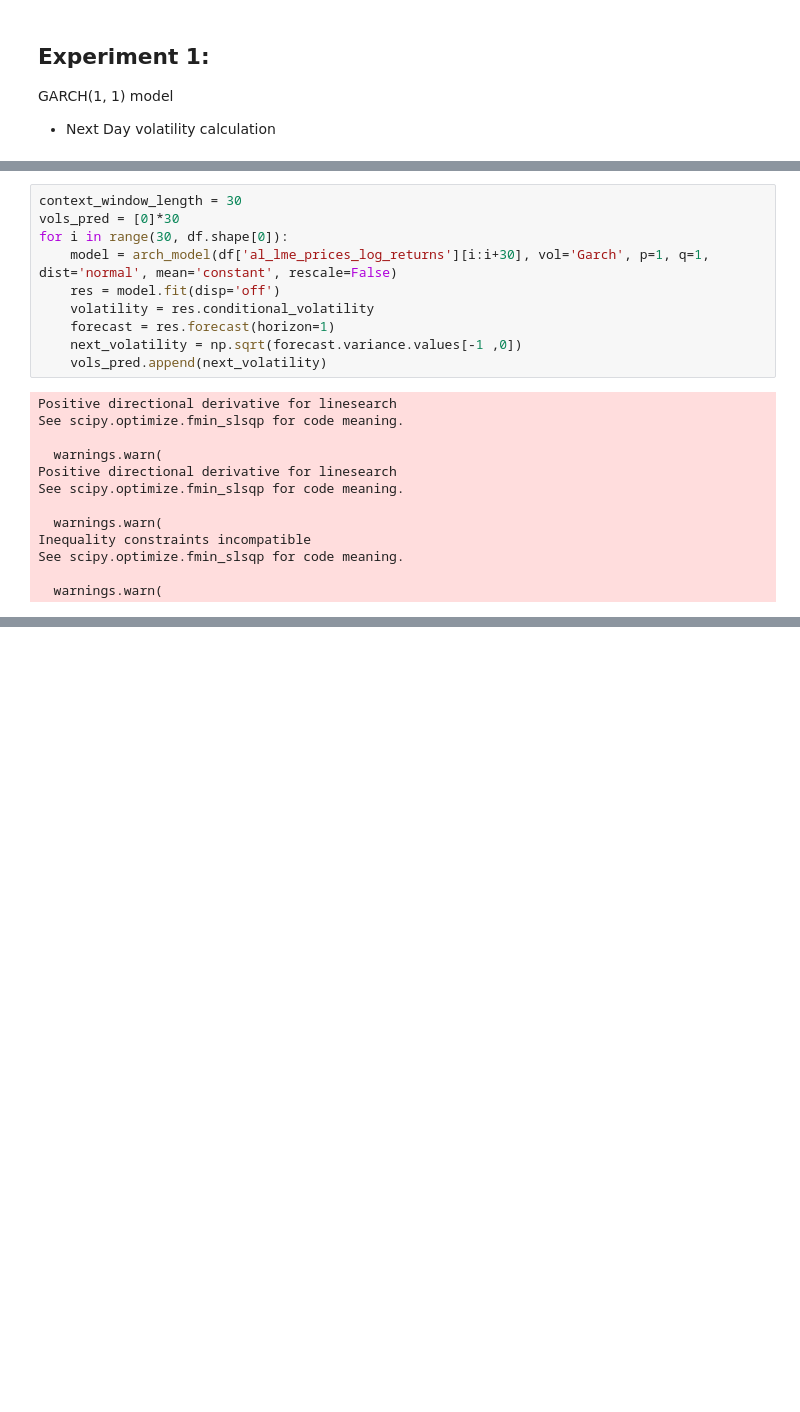
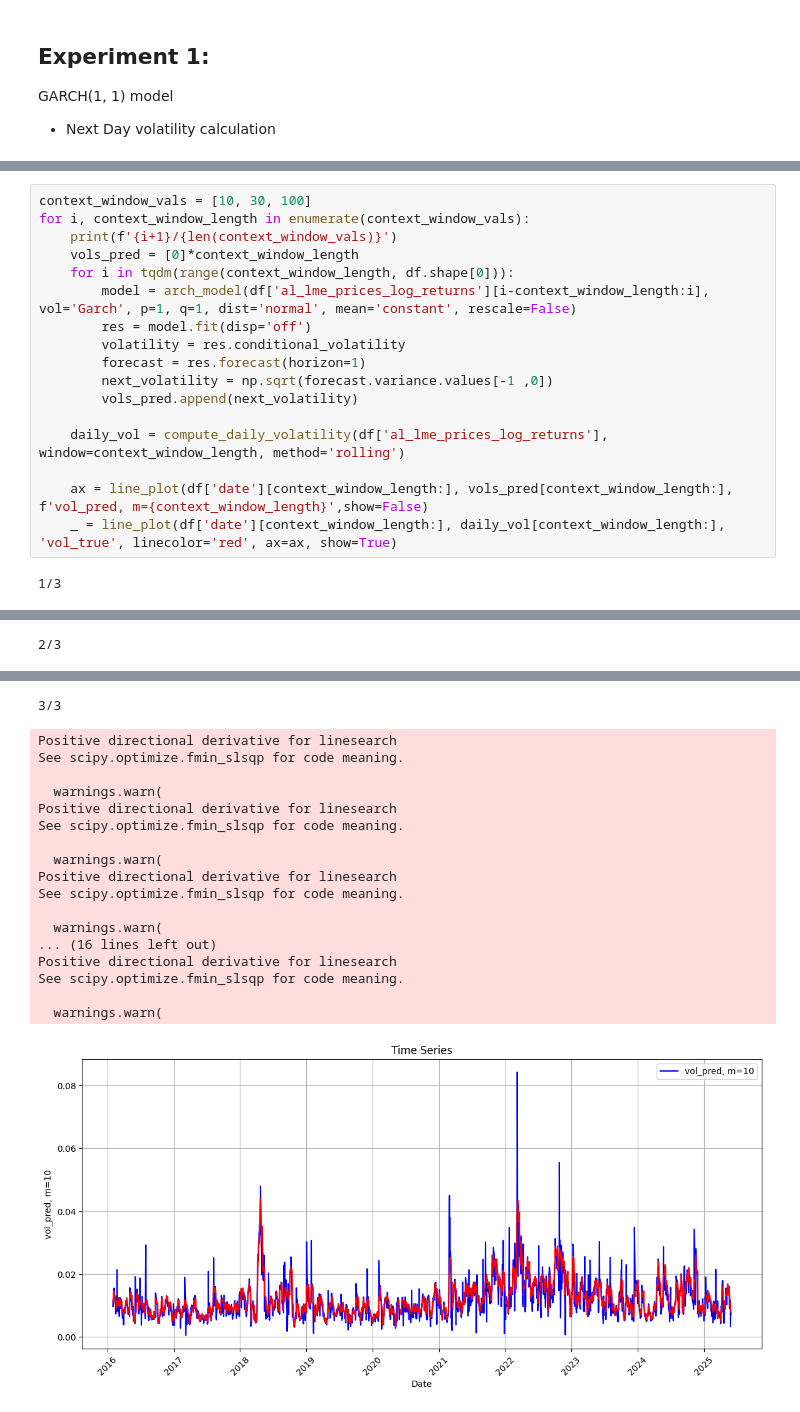
Before and after one commit to panstenos/Commodity-Optionality-Pricing-UCL-Dissertation, a Jupyter notebook: Volatility Models/arch_family.ipynb, the cells around one changed output, grey strips where cells are left out. Saved outputs shown, nothing was run; the diff lists cells and outputs as text; blank space fills up the shorter version.

```diff
--- a/Volatility Models/arch_family.ipynb
+++ b/Volatility Models/arch_family.ipynb
@@ -31,23 +76,19 @@ GARCH(1, 1) model
 # %%
-context_window_length = 30
-vols_pred = [0]*30
-for i in range(30, df.shape[0]):
-    model = arch_model(df['al_lme_prices_log_returns'][i:i+30], vol='Garch', p=1, q=1, dist='normal', mean='constant', rescale=False)
-    res = model.fit(disp='off')
-    volatility = res.conditional_volatility
-    forecast = res.forecast(horizon=1)
-    next_volatility = np.sqrt(forecast.variance.values[-1 ,0])
-    vols_pred.append(next_volatility)
+context_window_vals = [10, 30, 100]
+for i, context_window_length in enumerate(context_window_vals):
+    print(f'{i+1}/{len(context_window_vals)}')
+    vols_pred = [0]*context_window_length
+    for i in tqdm(range(context_window_length, df.shape[0])):
+        model = arch_model(df['al_lme_prices_log_returns'][i-context_window_length:i], vol='Garch', p=1, q=1, dist='normal', mean='constant', rescale=False)
+        res = model.fit(disp='off')
+        volatility = res.conditional_volatility
+        forecast = res.forecast(horizon=1)
+        next_volatility = np.sqrt(forecast.variance.values[-1 ,0])
+        vols_pred.append(next_volatility)
+
+    daily_vol = compute_daily_volatility(df['al_lme_prices_log_returns'], window=context_window_length, method='rolling')
+
+    ax = line_plot(df['date'][context_window_length:], vols_pred[context_window_length:], f'vol_pred, m={context_window_length}',show=False)
+    _ = line_plot(df['date'][context_window_length:], daily_vol[context_window_length:], 'vol_true', linecolor='red', ax=ax, show=True)
 # %% [output]
-Positive directional derivative for linesearch
-See scipy.optimize.fmin_slsqp for code meaning.
-
-  warnings.warn(
-Positive directional derivative for linesearch
-See scipy.optimize.fmin_slsqp for code meaning.
-
-  warnings.warn(
-Inequality constraints incompatible
-See scipy.optimize.fmin_slsqp for code meaning.
-
-  warnings.warn(
+1/3
@@ -53,0 +112 @@ See scipy.optimize.fmin_slsqp for code meaning.
+2/3
@@ -53,0 +121,19 @@ See scipy.optimize.fmin_slsqp for code meaning.
+3/3
+Positive directional derivative for linesearch
+See scipy.optimize.fmin_slsqp for code meaning.
+
+  warnings.warn(
+Positive directional derivative for linesearch
+See scipy.optimize.fmin_slsqp for code meaning.
+
+  warnings.warn(
+Positive directional derivative for linesearch
+See scipy.optimize.fmin_slsqp for code meaning.
+
+  warnings.warn(
+... (16 lines left out)
+Positive directional derivative for linesearch
+See scipy.optimize.fmin_slsqp for code meaning.
+
+  warnings.warn(
+[figure, added]
```
Also changed, not shown: parts of 13 cells of this notebook, 5 other files.
